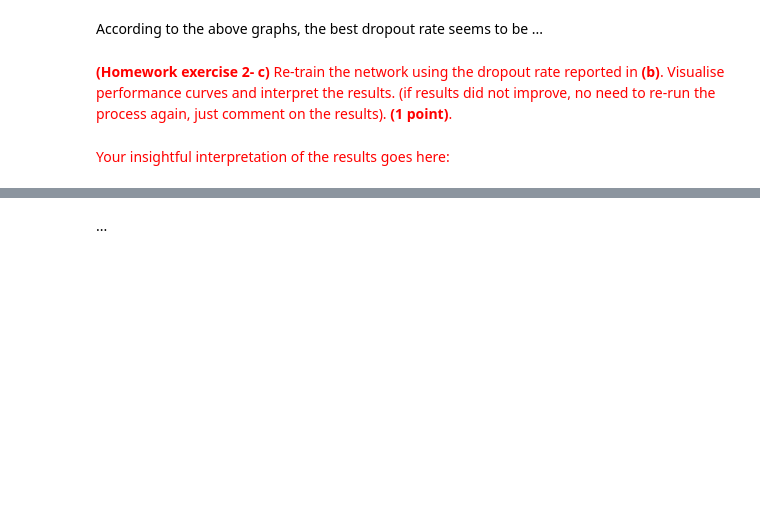
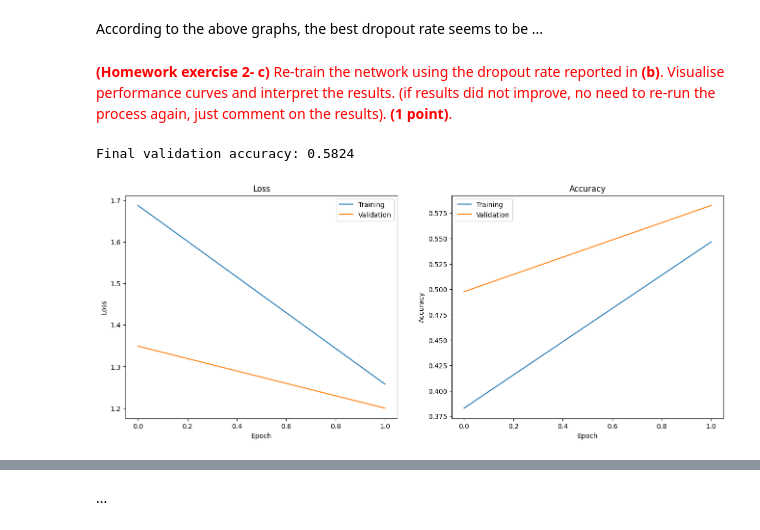
Before and after one commit to Ermolz/ml-homework04, a Jupyter notebook: 2026_RegularizationHW.ipynb, the cells around one changed output, grey strips where cells are left out. Saved outputs shown, nothing was run; the diff lists cells and outputs as text; code cells hidden in the pictures; blank space fills up the shorter version.

```diff
--- a/2026_RegularizationHW.ipynb
+++ b/2026_RegularizationHW.ipynb
@@ -281,14 +336,26 @@ According to the above graphs, the best dropout rate seems to be ...
 # %%
 ##### YOUR CODE STARTS #####
 # Define the model with identified dropout rate and compile it
-...
-...
+final_dropout_model = define_model_dropout(best_dropout_rate)
+final_dropout_model.compile(optimizer='adam', loss='sparse_categorical_crossentropy', metrics=['accuracy'])
 # Fit the model; return history object
 
-...
+history_dropout = final_dropout_model.fit(
+    X_train_norm, y_train,
+    epochs=2,
+    batch_size=128,
+    validation_split=0.1,
+    verbose=0
+)
+print(f"Final validation accuracy: {history_dropout.history['val_accuracy'][-1]:.4f}")
 ##### YOUR CODE ENDS #####
+# %% [output]
+Final validation accuracy: 0.5824
 # %%
 ##### YOUR CODE STARTS #####
 # plot the progress curves here
-...
+plot_curves(history_dropout)
+plt.show()
 ##### YOUR CODE ENDS #####
+# %% [output]
+[figure, added]
@@ -300,2 +361,0 @@ According to the above graphs, the best dropout rate seems to be ...
-# %% [markdown]
-<font color='red'> Your insightful interpretation of the results goes here: </font>
```
Also changed, not shown: parts of 37 cells of this notebook.
